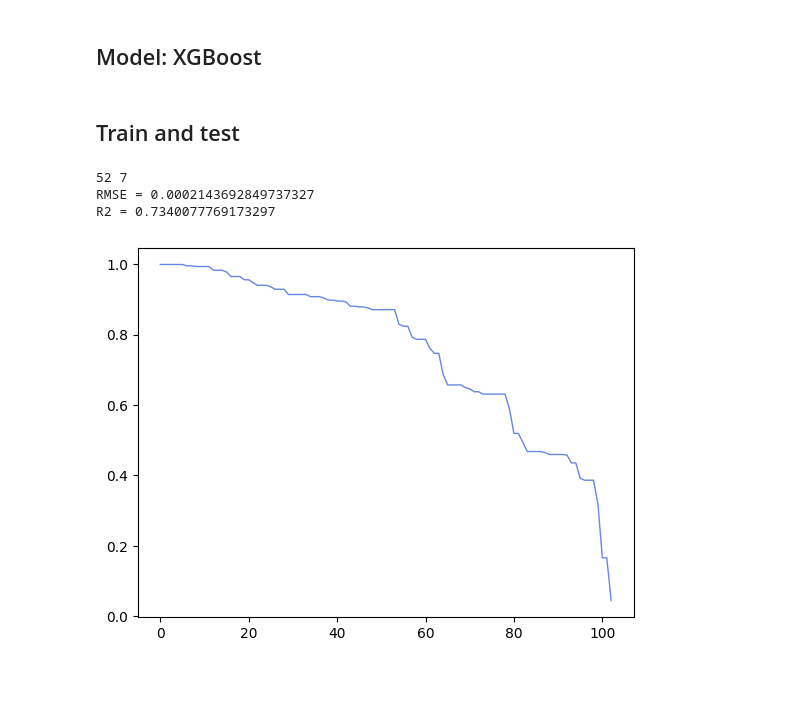
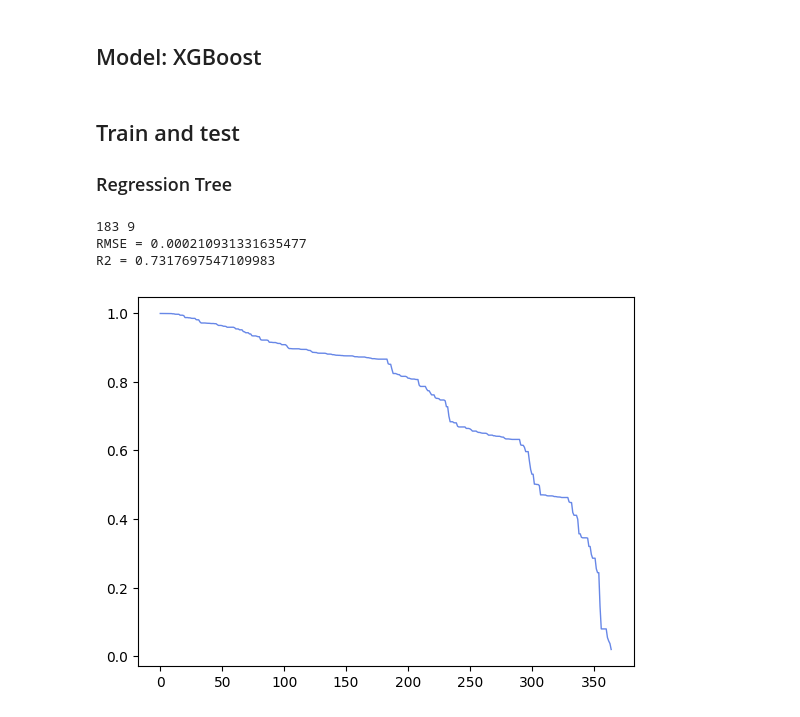
Before and after one commit to wintermelon008/2022-ML-ustc, a Jupyter notebook: lab3/main.ipynb, the cells around one changed output. Saved outputs shown, nothing was run; the diff lists cells and outputs as text; code cells hidden in the pictures; blank space fills up the shorter version.

```diff
--- a/lab3/main.ipynb
+++ b/lab3/main.ipynb
@@ -54,7 +54,7 @@ class RegTree(object):
         self.node_num = 0
         self.depth = 0
 
-        self.R2_list = []
+        self.err_list = []
 
 
     def _get_best_split(self, node:Node):
@@ -108,7 +108,7 @@ class RegTree(object):
 
 
     def _fit(self, node:Node, depth = 1)->int:
-        self.R2_list.append(self.RMSE(self.predict(self.X), self.y))
+        self.err_list.append(self.RMSE(self.predict(self.X), self.y))
 
         feature, f_value, gain, index1, index2 = self._get_best_split(node)
 
@@ -257,39 +257,40 @@ class XGBoost(object):
         return(1 - (self.RMSE(pre, val) ** 2)/ var)
 # %% [markdown]
 ## Train and test
+### Regression Tree
 # %%
 df = pd.read_csv('train.data.txt',header=None)
 X_train, y_train, X_test, y_test = random_Split_data(df, rate=0.7)
 m, n = y_train.shape
 y_t = np.zeros((m, n))
 
 
 parameters = {
-    "lamda": 1,
+    "lamda": 0.1,
     "gamma": 0,
     "gain_delta": 0,
-    "max_depth": 7,
+    "max_depth": 9,
     "max_leaves": 100,
     "max_nodes": 1000,
-    "min_samples": 3,
+    "min_samples": 5,
     "min_feature_dif": 3,
     "if_silent": 1,
 }
 
 tree = RegTree(X_train, y_train, y_t)
 
 tree.fit(parameters)
 
 pre = tree.predict(X_test)
 times = tree.node_num
-show(times, tree.R2_list)
+show(times, tree.err_list)
 
 
 print(tree.leaf_num, tree.depth)
 print("RMSE = {}".format(tree.RMSE(pre, y_test)))
 print("R2 = {}".format(tree.R2(pre, y_test)))
 # %% [output]
-52 7
-RMSE = 0.0002143692849737327
-R2 = 0.7340077769173297
+183 9
+RMSE = 0.000210931331635477
+R2 = 0.7317697547109983
-[figure, old version]
+[figure, new version]
```
Also changed, not shown: parts of 12 cells of this notebook, 10 other files.
